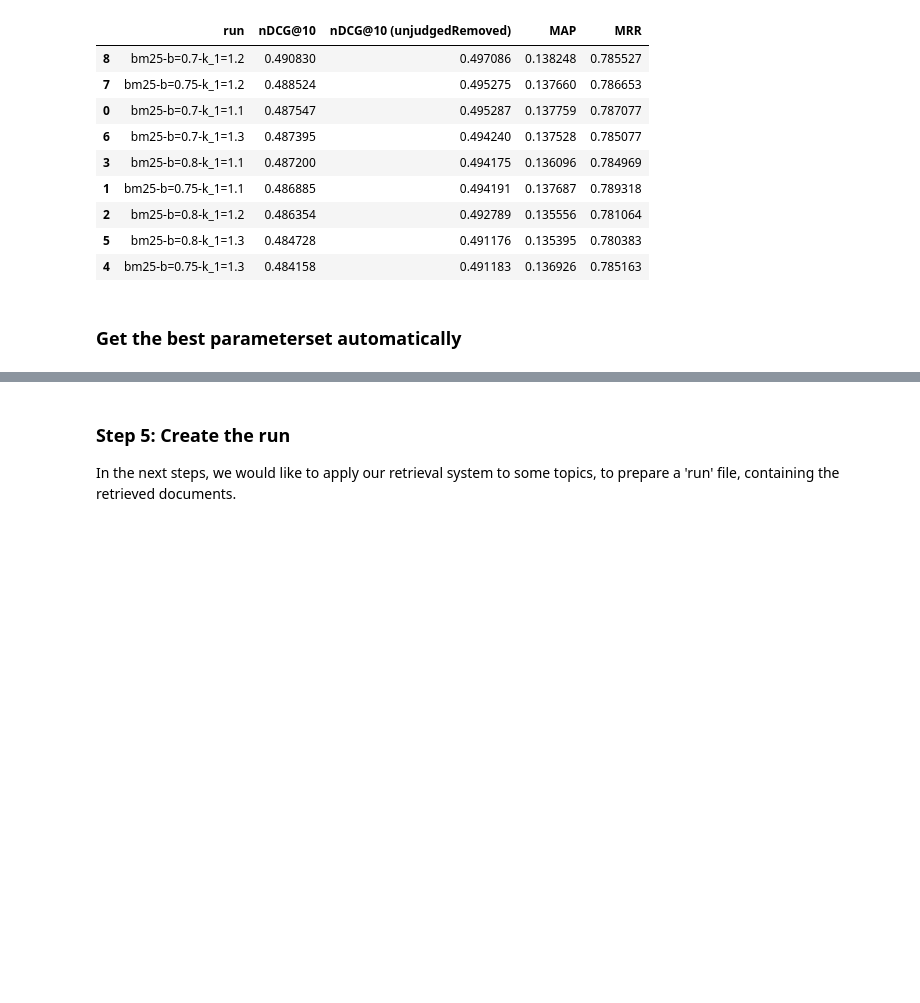
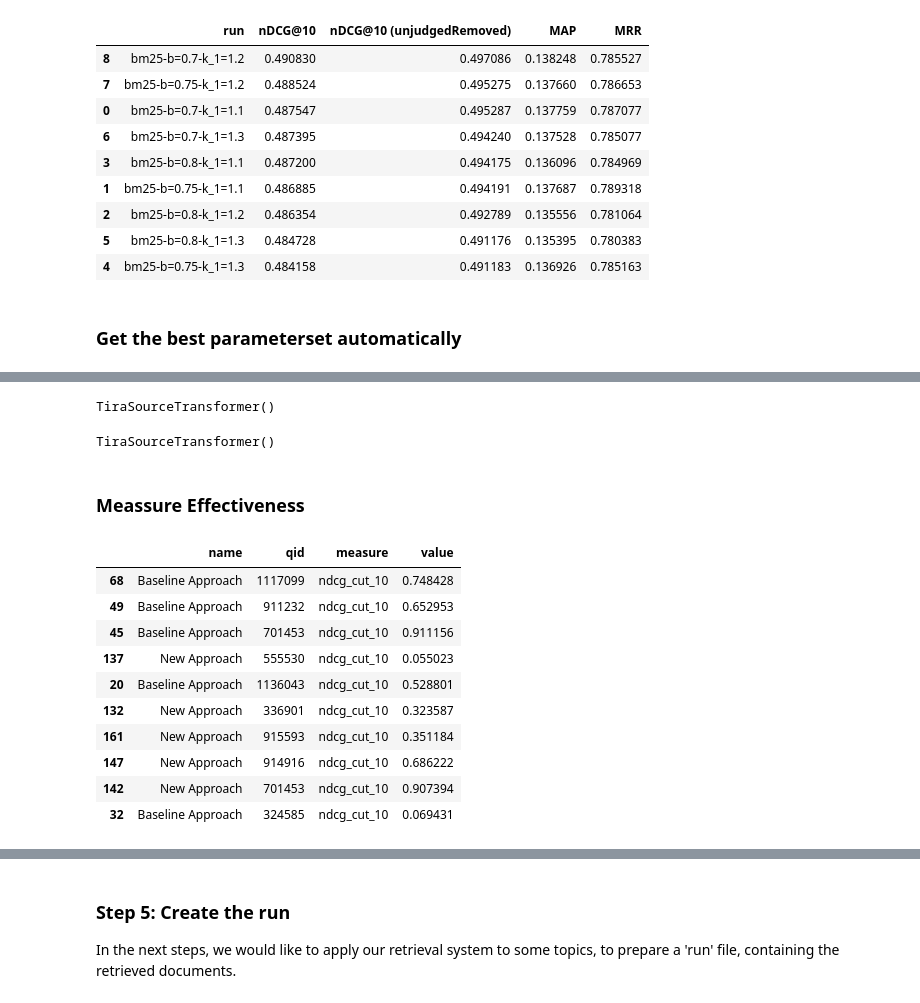
Before and after one commit to PatrickStahl/information-retrieval-exercise, a Jupyter notebook: baseline-retrieval-system/baseline-retrieval-system.ipynb, the cells around one changed output, grey strips where cells are left out. Drawn from its saved outputs; the diff is of its cells as text; code cells hidden in the pictures; blank space fills up the shorter version.

```diff
--- a/baseline-retrieval-system/baseline-retrieval-system.ipynb
+++ b/baseline-retrieval-system/baseline-retrieval-system.ipynb
@@ -242,0 +256,54 @@ bm25_tuned = BatchRetrieve(index, wmodel="BM25", controls=config)
+# %%
+dataset = pt_dataset
+# %%
+from tira.rest_api_client import Client
+
+tira_client = Client()
+# %%
+approach_baseline = tira_client.pt.from_retriever_submission(
+    approach='ir-lab-wise-2024/ir-wise-24-guugel/Hyperparameter baseline',
+    dataset='subsampled-ms-marco-deep-learning-20241201-training',
+)
+approach_baseline
+# %% [output]
+TiraSourceTransformer()
+# %%
+approach_new = tira_client.pt.from_retriever_submission(
+    approach='ir-lab-wise-2024/ir-wise-24-guugel/Hyperparameter tuning',
+    dataset='subsampled-ms-marco-deep-learning-20241201-training',
+)
+approach_new
+# %% [output]
+TiraSourceTransformer()
+# %% [markdown]
+### Meassure Effectiveness
+# %%
+from pyterrier.pipelines import Experiment
+
+experiment = Experiment(
+    retr_systems=[
+        approach_baseline,
+        approach_new,
+    ],
+    topics=dataset.get_topics("query"),
+    qrels=dataset.get_qrels(),
+    eval_metrics=["ndcg_cut_10"],
+    names=[
+        "Baseline Approach",
+        "New Approach",
+    ],
+    perquery=True,
+)
+experiment.sample(n=10)
+# %% [output]
+|  | name | qid | measure | value |
+| 68 | Baseline Approach | 1117099 | ndcg_cut_10 | 0.748428 |
+| 49 | Baseline Approach | 911232 | ndcg_cut_10 | 0.652953 |
+| 45 | Baseline Approach | 701453 | ndcg_cut_10 | 0.911156 |
+| 137 | New Approach | 555530 | ndcg_cut_10 | 0.055023 |
+| 20 | Baseline Approach | 1136043 | ndcg_cut_10 | 0.528801 |
+| 132 | New Approach | 336901 | ndcg_cut_10 | 0.323587 |
+| 161 | New Approach | 915593 | ndcg_cut_10 | 0.351184 |
+| 147 | New Approach | 914916 | ndcg_cut_10 | 0.686222 |
+| 142 | New Approach | 701453 | ndcg_cut_10 | 0.907394 |
+| 32 | Baseline Approach | 324585 | ndcg_cut_10 | 0.069431 |
```
Also changed, not shown: parts of 16 cells of this notebook, 1 other file.
